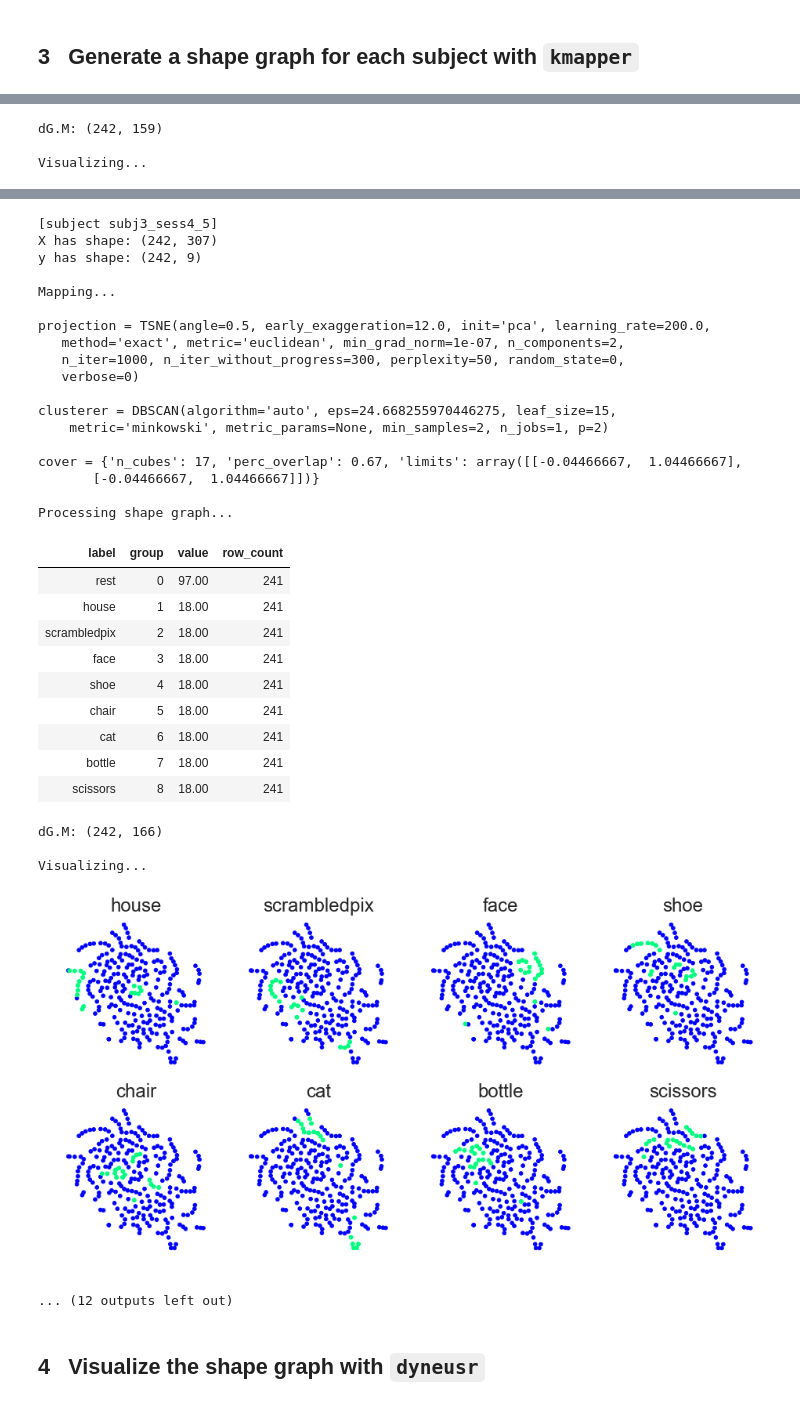
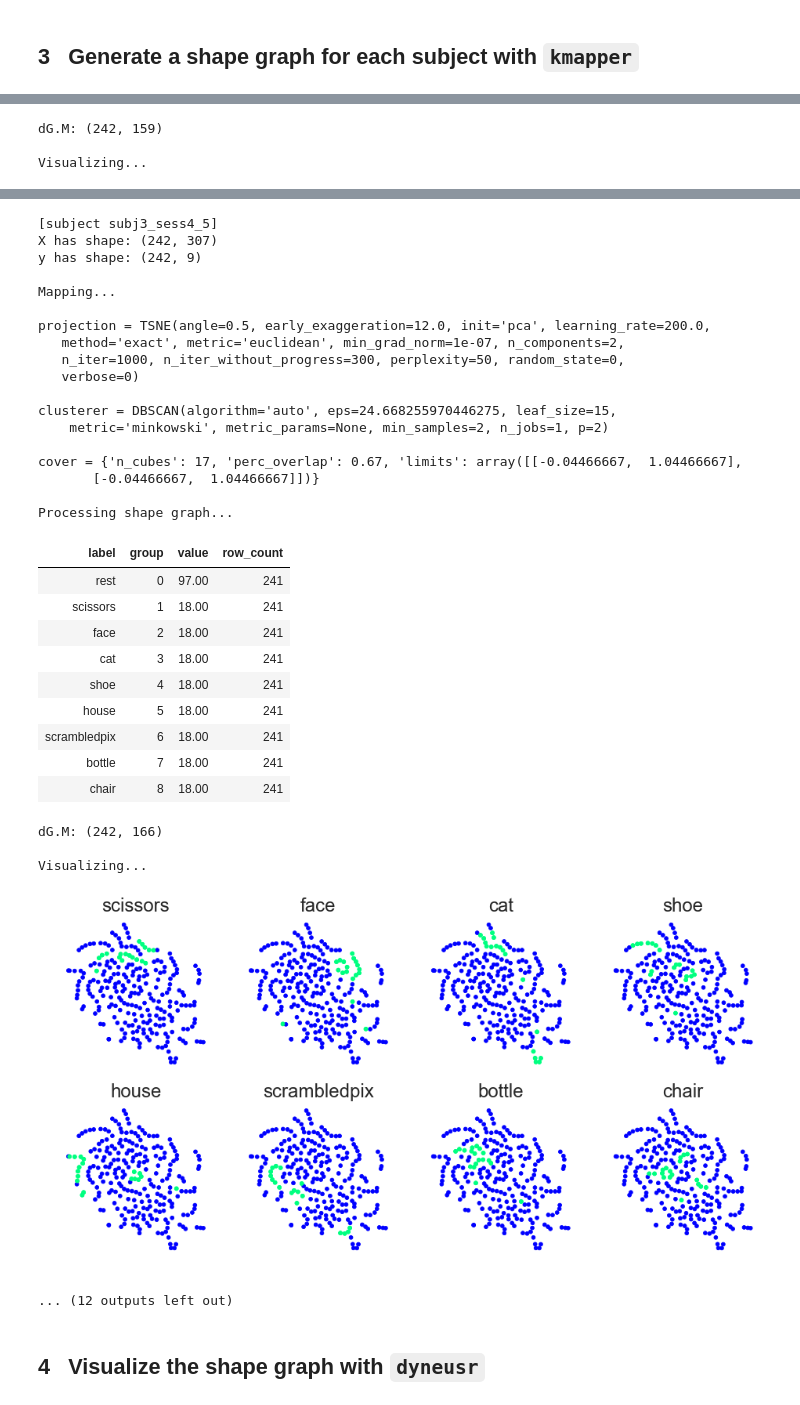
Before and after one commit to braindynamicslab/dyneusr-notebooks, a Jupyter notebook: 02_haxby_decoding/02_haxby_fmri.ipynb, the cells around one changed output, grey strips where cells are left out. Cells and saved outputs as stored; diff of their text form; code cells hidden in the pictures.

Commit message:
standardize haxby target labels

```diff
--- a/02_haxby_decoding/02_haxby_fmri.ipynb
+++ b/02_haxby_decoding/02_haxby_fmri.ipynb
@@ -156,6 +156,7 @@ for i, subject in enumerate(subjects):
     ### Setup: extract X, y for each subject
     X = subject.data.values.copy()
     y = subject.target.copy()
+    y = y.reindex(columns=haxby.target_names)
     print('[subject {}]'.format(subject.name))
     print('X has shape: {}'.format(X.shape))
     print('y has shape: {}'.format(y.shape))
@@ -193,6 +194,7 @@ for i, subject in enumerate(subjects):
     print("\nProcessing shape graph...")
     dG = ds.DyNeuGraph(
         G=graph, y=y,
+        labels=haxby.target_names,
         colors=haxby.target_colors,
         cmap=haxby.cmap
         )
@@ -286,40 +288,40 @@ Processing shape graph...
 | chair | 8 | 18.00 | 241 |
 dG.M: (242, 159)
 
 Visualizing...
 [figure]
 [subject subj3_sess4_5]
 X has shape: (242, 307)
 y has shape: (242, 9)
 
 Mapping...
 
 projection = TSNE(angle=0.5, early_exaggeration=12.0, init='pca', learning_rate=200.0,
    method='exact', metric='euclidean', min_grad_norm=1e-07, n_components=2,
    n_iter=1000, n_iter_without_progress=300, perplexity=50, random_state=0,
    verbose=0)
 
 clusterer = DBSCAN(algorithm='auto', eps=24.668255970446275, leaf_size=15,
     metric='minkowski', metric_params=None, min_samples=2, n_jobs=1, p=2)
 
 cover = {'n_cubes': 17, 'perc_overlap': 0.67, 'limits': array([[-0.04466667,  1.04466667],
        [-0.04466667,  1.04466667]])}
 
 Processing shape graph...
 | label | group | value | row_count |
 | rest | 0 | 97.00 | 241 |
-| house | 1 | 18.00 | 241 |
-| scrambledpix | 2 | 18.00 | 241 |
-| face | 3 | 18.00 | 241 |
+| scissors | 1 | 18.00 | 241 |
+| face | 2 | 18.00 | 241 |
+| cat | 3 | 18.00 | 241 |
 | shoe | 4 | 18.00 | 241 |
-| chair | 5 | 18.00 | 241 |
-| cat | 6 | 18.00 | 241 |
+| house | 5 | 18.00 | 241 |
+| scrambledpix | 6 | 18.00 | 241 |
 | bottle | 7 | 18.00 | 241 |
-| scissors | 8 | 18.00 | 241 |
+| chair | 8 | 18.00 | 241 |
 dG.M: (242, 166)
 
 Visualizing...
-[figure, old version]
+[figure, new version]
 ... (12 outputs left out)
 # %% [markdown]
 ## 4 &nbsp; Visualize the shape graph with `dyneusr` ##
```
Also changed, not shown: 2 other files.
